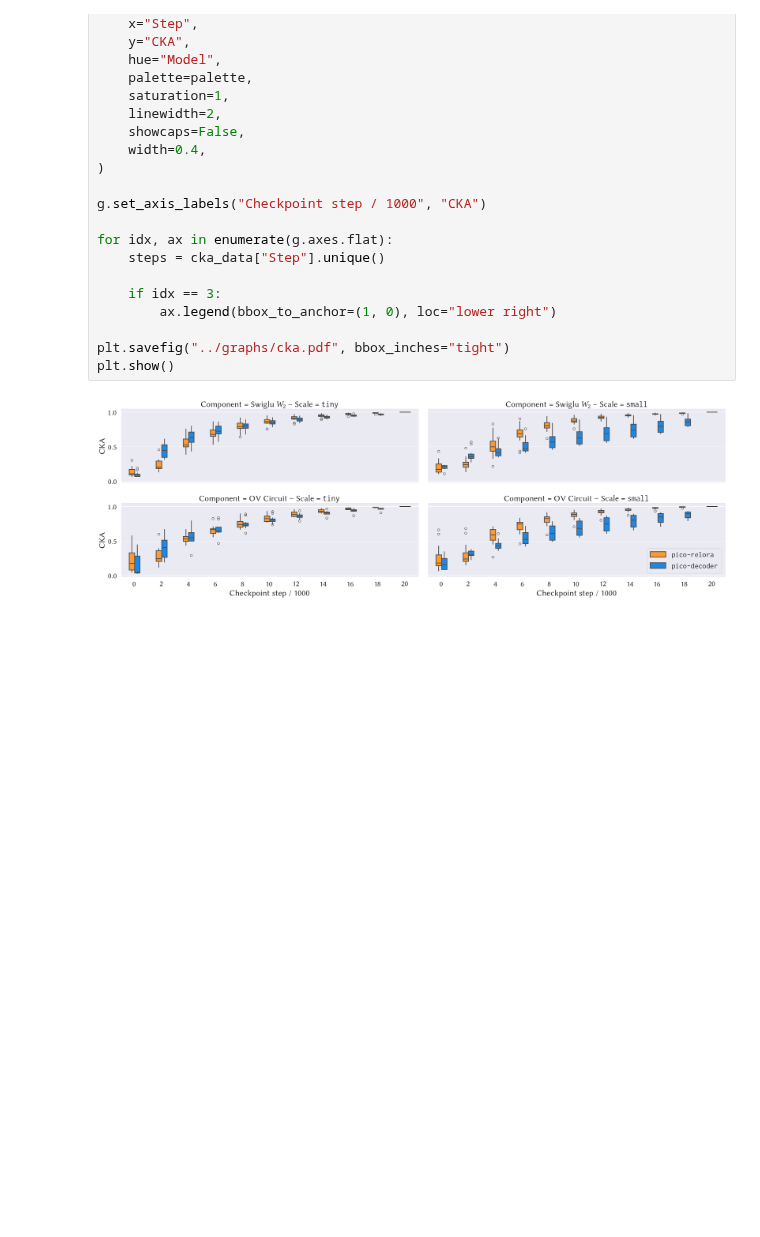
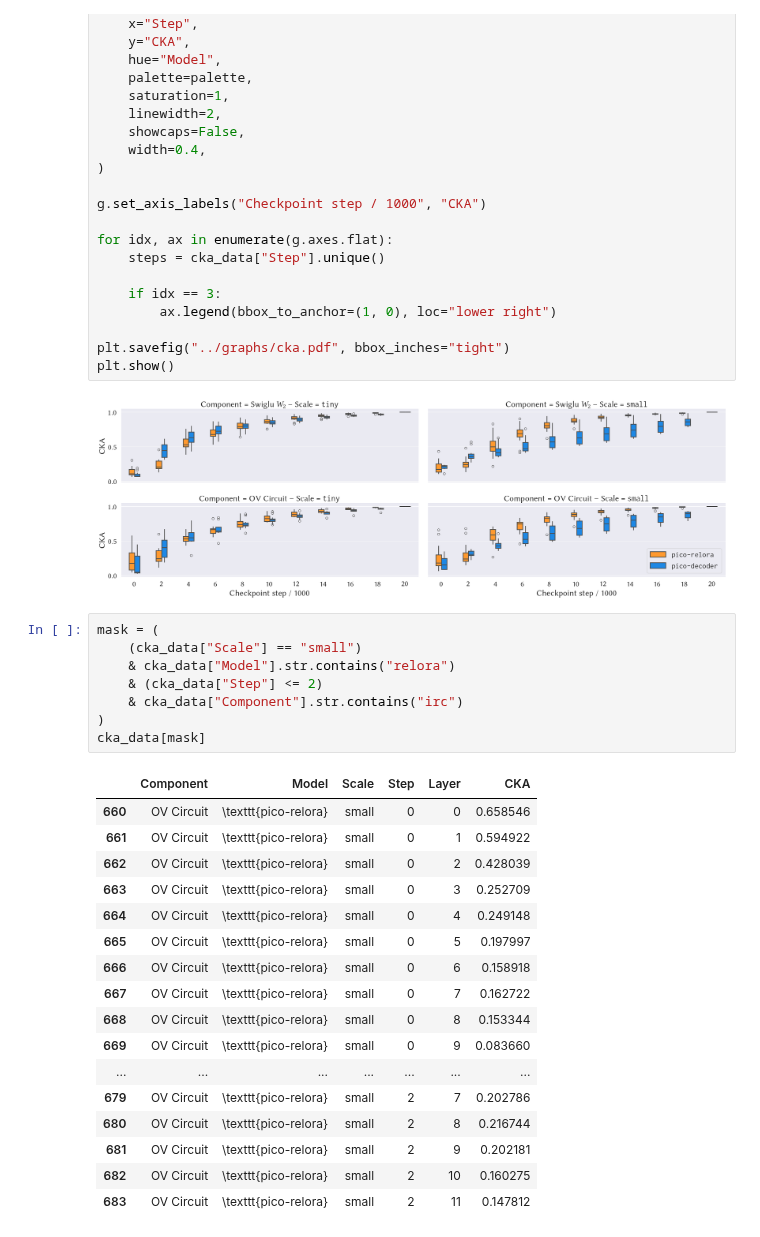
Before and after one commit to Yu-val-weiss/relora-pico, a Jupyter notebook: notebooks/cka-plots.ipynb, the cells around one changed output. Drawn from its saved outputs; the diff is of its cells as text; blank space fills up the shorter version.

```diff
--- a/notebooks/cka-plots.ipynb
+++ b/notebooks/cka-plots.ipynb
@@ -158,3 +158,29 @@ plt.savefig("../graphs/cka.pdf", bbox_inches="tight")
 plt.show()
 # %% [output]
 [figure]
+# %%
+mask = (
+    (cka_data["Scale"] == "small")
+    & cka_data["Model"].str.contains("relora")
+    & (cka_data["Step"] <= 2)
+    & cka_data["Component"].str.contains("irc")
+)
+cka_data[mask]
+# %% [output]
+|  | Component | Model | Scale | Step | Layer | CKA |
+| 660 | OV Circuit | \texttt{pico-relora} | small | 0 | 0 | 0.658546 |
+| 661 | OV Circuit | \texttt{pico-relora} | small | 0 | 1 | 0.594922 |
+| 662 | OV Circuit | \texttt{pico-relora} | small | 0 | 2 | 0.428039 |
+| 663 | OV Circuit | \texttt{pico-relora} | small | 0 | 3 | 0.252709 |
+| 664 | OV Circuit | \texttt{pico-relora} | small | 0 | 4 | 0.249148 |
+| 665 | OV Circuit | \texttt{pico-relora} | small | 0 | 5 | 0.197997 |
+| 666 | OV Circuit | \texttt{pico-relora} | small | 0 | 6 | 0.158918 |
+| 667 | OV Circuit | \texttt{pico-relora} | small | 0 | 7 | 0.162722 |
+| 668 | OV Circuit | \texttt{pico-relora} | small | 0 | 8 | 0.153344 |
+| 669 | OV Circuit | \texttt{pico-relora} | small | 0 | 9 | 0.083660 |
+| ... | ... | ... | ... | ... | ... | ... |
+| 679 | OV Circuit | \texttt{pico-relora} | small | 2 | 7 | 0.202786 |
+| 680 | OV Circuit | \texttt{pico-relora} | small | 2 | 8 | 0.216744 |
+| 681 | OV Circuit | \texttt{pico-relora} | small | 2 | 9 | 0.202181 |
+| 682 | OV Circuit | \texttt{pico-relora} | small | 2 | 10 | 0.160275 |
+| 683 | OV Circuit | \texttt{pico-relora} | small | 2 | 11 | 0.147812 |
```
Also changed, not shown: 4 other files.
